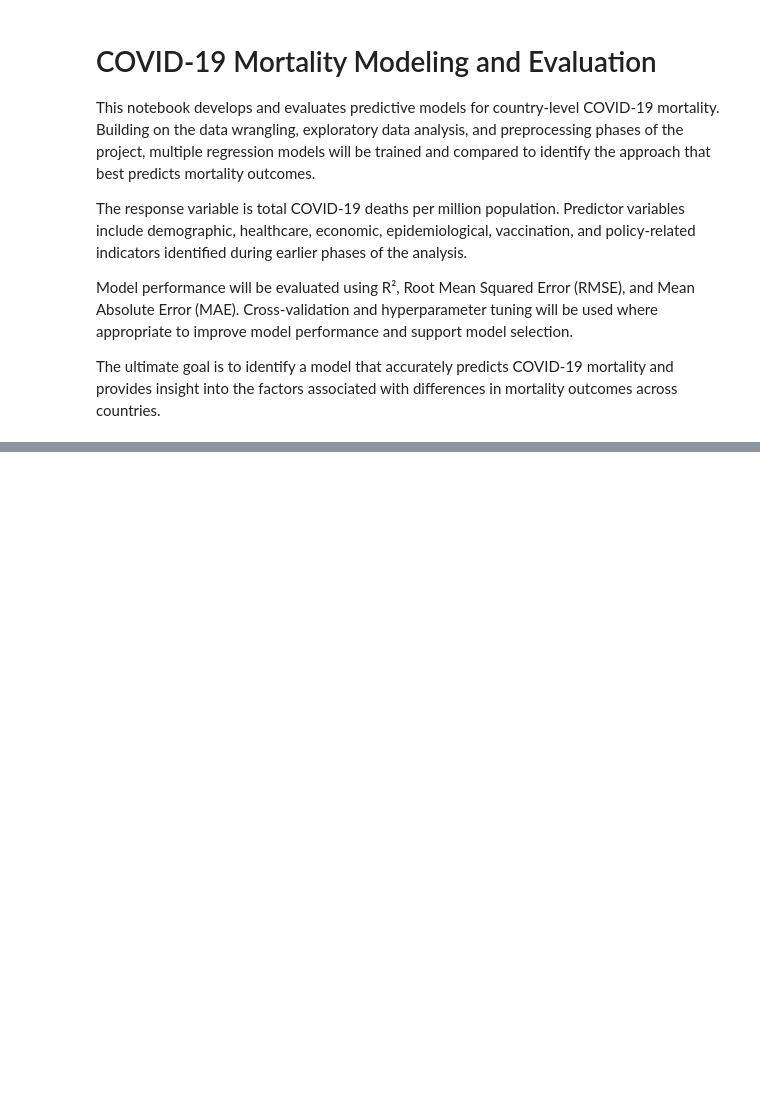
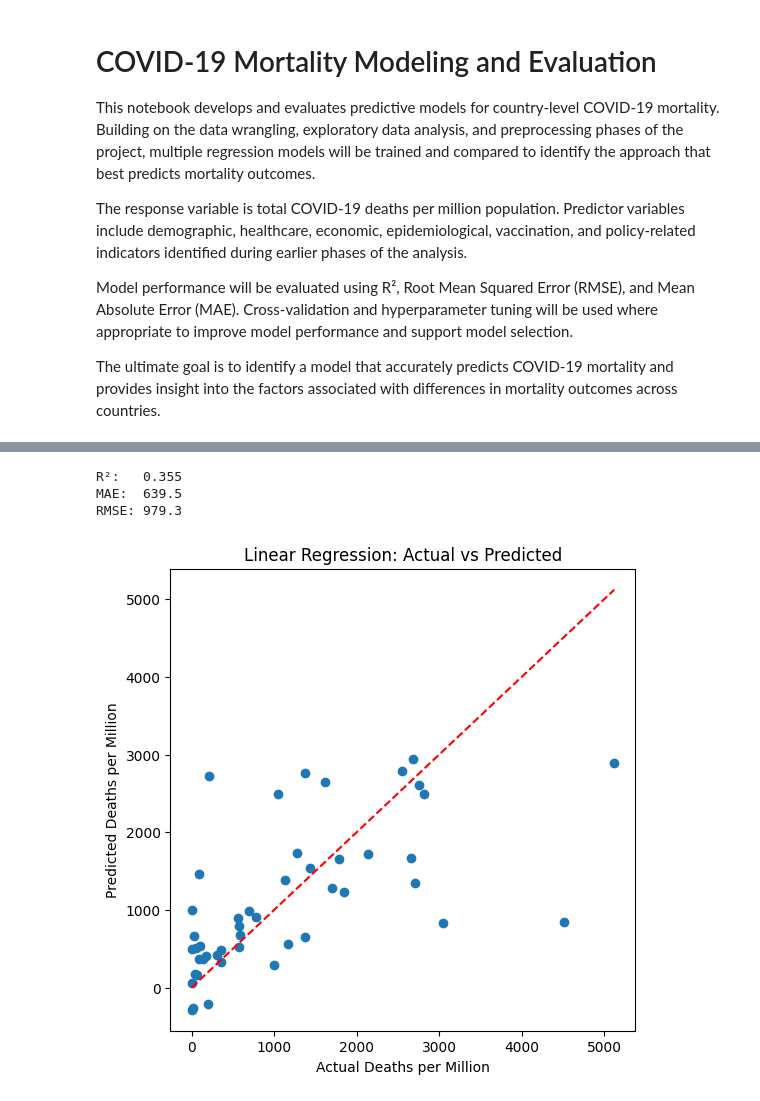
Before and after one commit to darylm910/CovidOWID_Cap2, a Jupyter notebook: notebooks/Covid_Modeling_and_Evaluation.ipynb, the cells around one changed output, grey strips where cells are left out. Saved outputs shown, nothing was run; the diff lists cells and outputs as text; code cells hidden in the pictures; blank space fills up the shorter version.

```diff
--- a/notebooks/Covid_Modeling_and_Evaluation.ipynb
+++ b/notebooks/Covid_Modeling_and_Evaluation.ipynb
@@ -35,0 +57,10 @@ for pkg in packages:
+# %%
+X_train = pd.read_csv("../data/processed/X_train.csv")
+X_test = pd.read_csv("../data/processed/X_test.csv")
+y_train = pd.read_csv("../data/processed/y_train.csv").squeeze()
+y_test = pd.read_csv("../data/processed/y_test.csv").squeeze()
+
+print(X_train.shape)
+print(X_test.shape)
+print(y_train.shape)
+print(y_test.shape)
@@ -35,0 +76,36 @@ for pkg in packages:
+# %%
+lr = LinearRegression()
+
+lr.fit(X_train, y_train)
+
+y_pred_lr = lr.predict(X_test)
+# %%
+lr_r2 = r2_score(y_test, y_pred_lr)
+lr_mae = mean_absolute_error(y_test, y_pred_lr)
+lr_rmse = np.sqrt(mean_squared_error(y_test, y_pred_lr))
+
+print(f"R²:   {lr_r2:.3f}")
+print(f"MAE:  {lr_mae:.1f}")
+print(f"RMSE: {lr_rmse:.1f}")
+# %% [output]
+R²:   0.355
+MAE:  639.5
+RMSE: 979.3
+# %%
+plt.figure(figsize=(6,6))
+
+plt.scatter(y_test, y_pred_lr)
+
+plt.plot(
+    [y_test.min(), y_test.max()],
+    [y_test.min(), y_test.max()],
+    'r--'
+)
+
+plt.xlabel("Actual Deaths per Million")
+plt.ylabel("Predicted Deaths per Million")
+plt.title("Linear Regression: Actual vs Predicted")
+
+plt.show()
+# %% [output]
+[figure, added]
```
Also changed, not shown: parts of 47 cells of this notebook, 4 other files.
